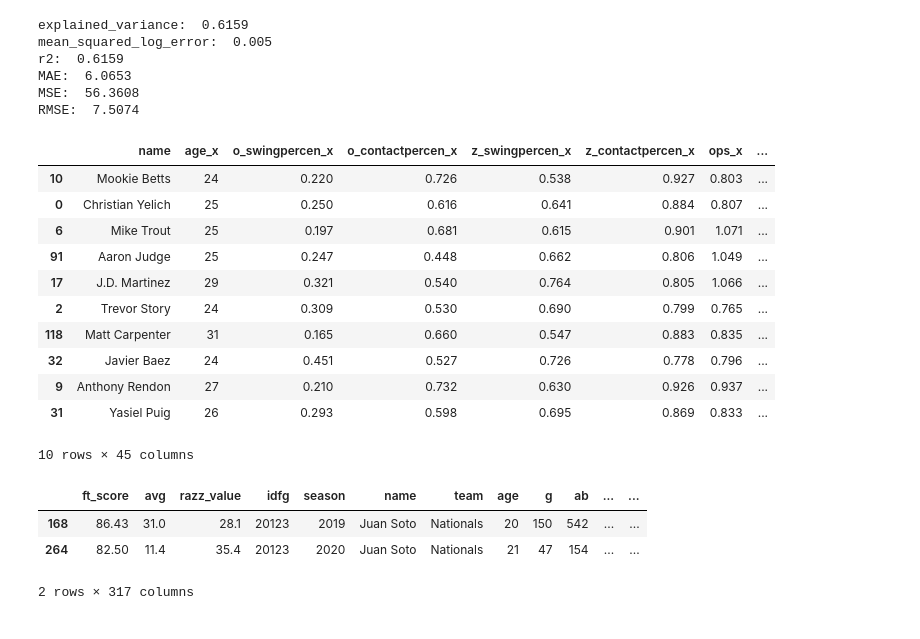
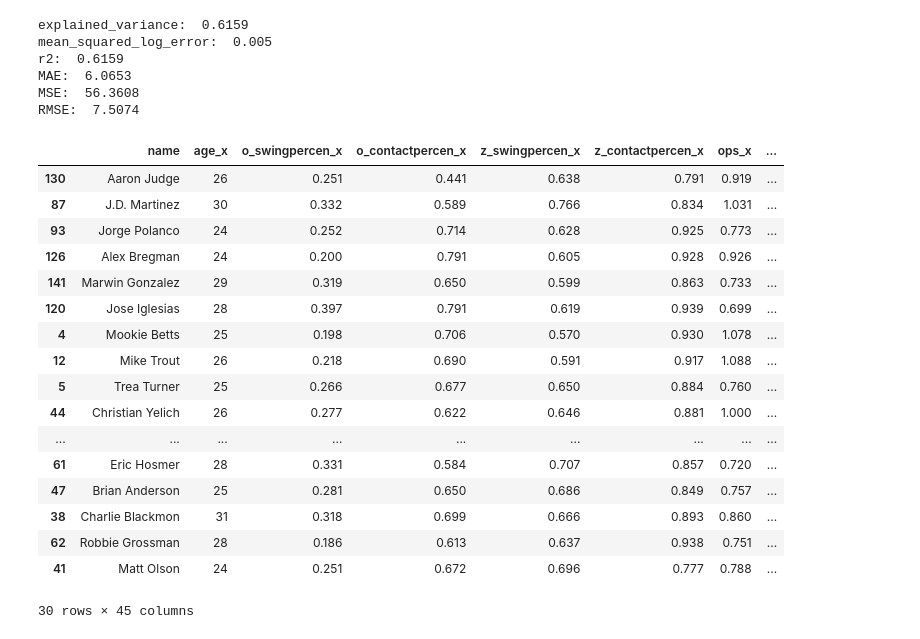
Before and after one commit to RiverJAM/Ultimate-Fantasy-Baseball-Eval-Tool, a Jupyter notebook: ML_Hitters_Pitchers_razz.ipynb, the cells around one changed output. Drawn from its saved outputs; the diff is of its cells as text; code cells hidden in the pictures.

Commit message:
top 30 hitters

```diff
--- a/ML_Hitters_Pitchers_razz.ipynb
+++ b/ML_Hitters_Pitchers_razz.ipynb
@@ -751,7 +746,9 @@ MAE:  6.0653
 MSE:  56.3608
 RMSE:  7.5074
 # %%
-year = '2017'
+### Using 2 and 3 year models to predict 2021 Top 30
+
+year = '2018'
 SeasonOne = hitters.loc[ (hitters['season']==int(year))]
 SeasonTwo = hitters.loc[ (hitters['season']==(int(year)+1))]
 RazzSeason = hitters.loc[ (hitters['season']==(int(year)+2))]
@@ -762,7 +759,11 @@ SeasonTwo = SeasonTwo[["name",'age','o_swingpercen','o_contactpercen','z_swingpe
                       'rbi', 'hr','sb', 'pa', 'kpercen','bbpercen','iffbpercen']]
 SeasonThree = SeasonThree[["name",'age','o_swingpercen','o_contactpercen','z_swingpercen','z_contactpercen','ops','r',
                       'rbi', 'hr','sb', 'pa', 'kpercen','bbpercen','iffbpercen']]
-RazzSeason = RazzSeason[['name']].dropna()
+
+RazzSeason = RazzSeason[['name']]
+
+RazzSeason = RazzSeason.dropna()
+
 RazzSeason = RazzSeason.merge(SeasonOne , on='name')
 RazzSeason = RazzSeason.merge(SeasonTwo , on='name')
 RazzSeason = RazzSeason.merge(SeasonThree , on='name')
@@ -774,30 +775,29 @@ X_test= RazzSeason[['age_y','o_swingpercen_x', 'o_contactpercen_x',
    'kpercen_y', 'bbpercen_y',  'ops',
    'rbi', 'hr', 'sb',  'bbpercen', 'iffbpercen']]
 # %%
+### Top 30 Hitters 3-year model
 Twenty_One_Prediction = model.predict(X_test)
 RazzSeason['predicted_val'] = Twenty_One_Prediction
 
 RazzSeason['predictions_ranks'] =RazzSeason['predicted_val'].rank(ascending=False)
 RazzSeason =RazzSeason.sort_values(by=['predictions_ranks'], ascending=True)
-RazzSeason.head(10)
+RazzSeason.head(30)
 # %% [output]
 |  | name | age_x | o_swingpercen_x | o_contactpercen_x | z_swingpercen_x | z_contactpercen_x | ops_x | ... |
-| 10 | Mookie Betts | 24 | 0.220 | 0.726 | 0.538 | 0.927 | 0.803 | ... |
-| 0 | Christian Yelich | 25 | 0.250 | 0.616 | 0.641 | 0.884 | 0.807 | ... |
-| 6 | Mike Trout | 25 | 0.197 | 0.681 | 0.615 | 0.901 | 1.071 | ... |
-| 91 | Aaron Judge | 25 | 0.247 | 0.448 | 0.662 | 0.806 | 1.049 | ... |
-| 17 | J.D. Martinez | 29 | 0.321 | 0.540 | 0.764 | 0.805 | 1.066 | ... |
-| 2 | Trevor Story | 24 | 0.309 | 0.530 | 0.690 | 0.799 | 0.765 | ... |
-| 118 | Matt Carpenter | 31 | 0.165 | 0.660 | 0.547 | 0.883 | 0.835 | ... |
-| 32 | Javier Baez | 24 | 0.451 | 0.527 | 0.726 | 0.778 | 0.796 | ... |
-| 9 | Anthony Rendon | 27 | 0.210 | 0.732 | 0.630 | 0.926 | 0.937 | ... |
-| 31 | Yasiel Puig | 26 | 0.293 | 0.598 | 0.695 | 0.869 | 0.833 | ... |
+| 130 | Aaron Judge | 26 | 0.251 | 0.441 | 0.638 | 0.791 | 0.919 | ... |
+| 87 | J.D. Martinez | 30 | 0.332 | 0.589 | 0.766 | 0.834 | 1.031 | ... |
+| 93 | Jorge Polanco | 24 | 0.252 | 0.714 | 0.628 | 0.925 | 0.773 | ... |
+| 126 | Alex Bregman | 24 | 0.200 | 0.791 | 0.605 | 0.928 | 0.926 | ... |
+| 141 | Marwin Gonzalez | 29 | 0.319 | 0.650 | 0.599 | 0.863 | 0.733 | ... |
+| 120 | Jose Iglesias | 28 | 0.397 | 0.791 | 0.619 | 0.939 | 0.699 | ... |
+| 4 | Mookie Betts | 25 | 0.198 | 0.706 | 0.570 | 0.930 | 1.078 | ... |
+| 12 | Mike Trout | 26 | 0.218 | 0.690 | 0.591 | 0.917 | 1.088 | ... |
+| 5 | Trea Turner | 25 | 0.266 | 0.677 | 0.650 | 0.884 | 0.760 | ... |
+| 44 | Christian Yelich | 26 | 0.277 | 0.622 | 0.646 | 0.881 | 1.000 | ... |
+| ... | ... | ... | ... | ... | ... | ... | ... | ... |
+| 61 | Eric Hosmer | 28 | 0.331 | 0.584 | 0.707 | 0.857 | 0.720 | ... |
+| 47 | Brian Anderson | 25 | 0.281 | 0.650 | 0.686 | 0.849 | 0.757 | ... |
+| 38 | Charlie Blackmon | 31 | 0.318 | 0.699 | 0.666 | 0.893 | 0.860 | ... |
+| 62 | Robbie Grossman | 28 | 0.186 | 0.613 | 0.637 | 0.938 | 0.751 | ... |
+| 41 | Matt Olson | 24 | 0.251 | 0.672 | 0.696 | 0.777 | 0.788 | ... |
-10 rows × 45 columns
+30 rows × 45 columns
-# %%
-juan = hitters.loc[ (hitters['name']== "Juan Soto")]
-juan.head()
-# %% [output]
-|  | ft_score | avg | razz_value | ﻿idfg | season | name | team | age | g | ab | ... | ... |
-| 168 | 86.43 | 31.0 | 28.1 | 20123 | 2019 | Juan Soto | Nationals | 20 | 150 | 542 | ... | ... |
-| 264 | 82.50 | 11.4 | 35.4 | 20123 | 2020 | Juan Soto | Nationals | 21 | 47 | 154 | ... | ... |
-2 rows × 317 columns
```
Also changed, not shown: parts of 7 cells of this notebook, 5 other files.
